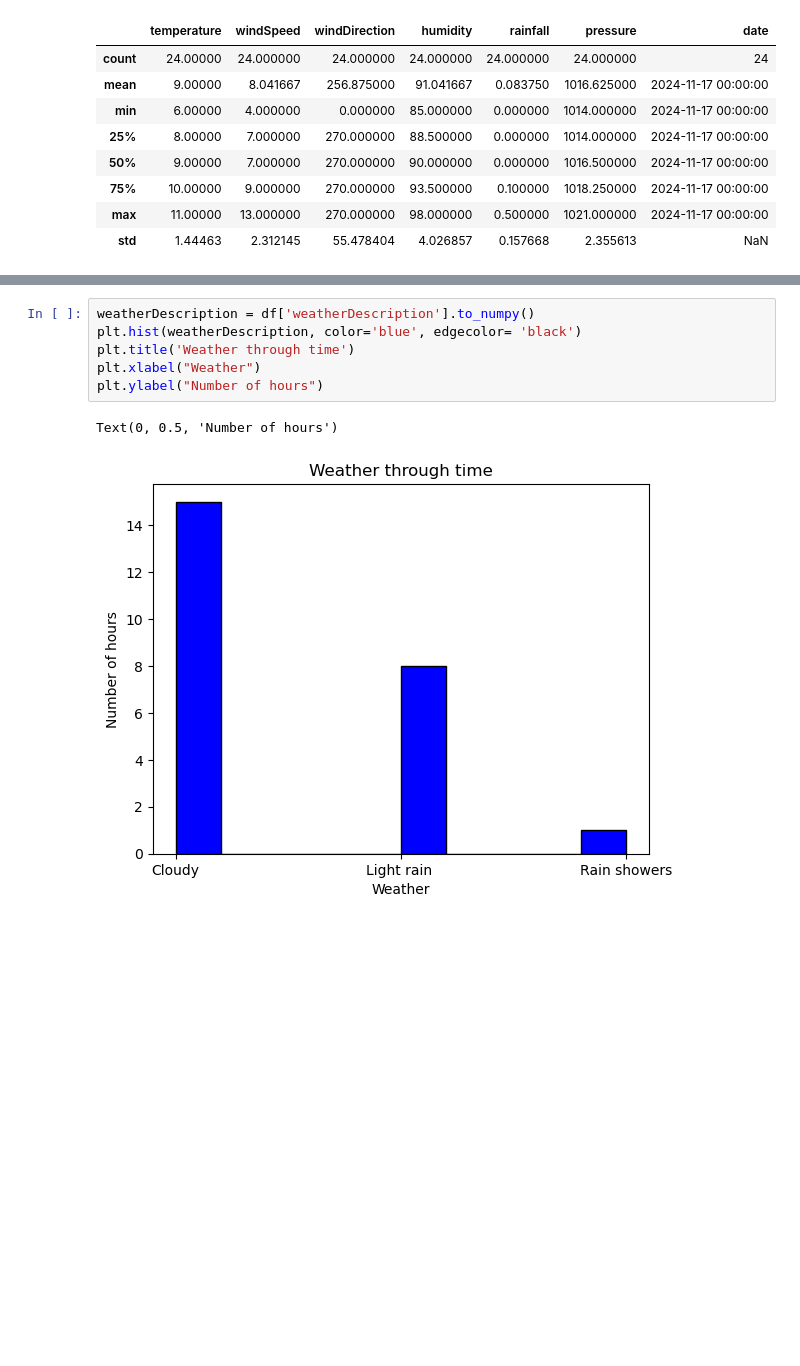
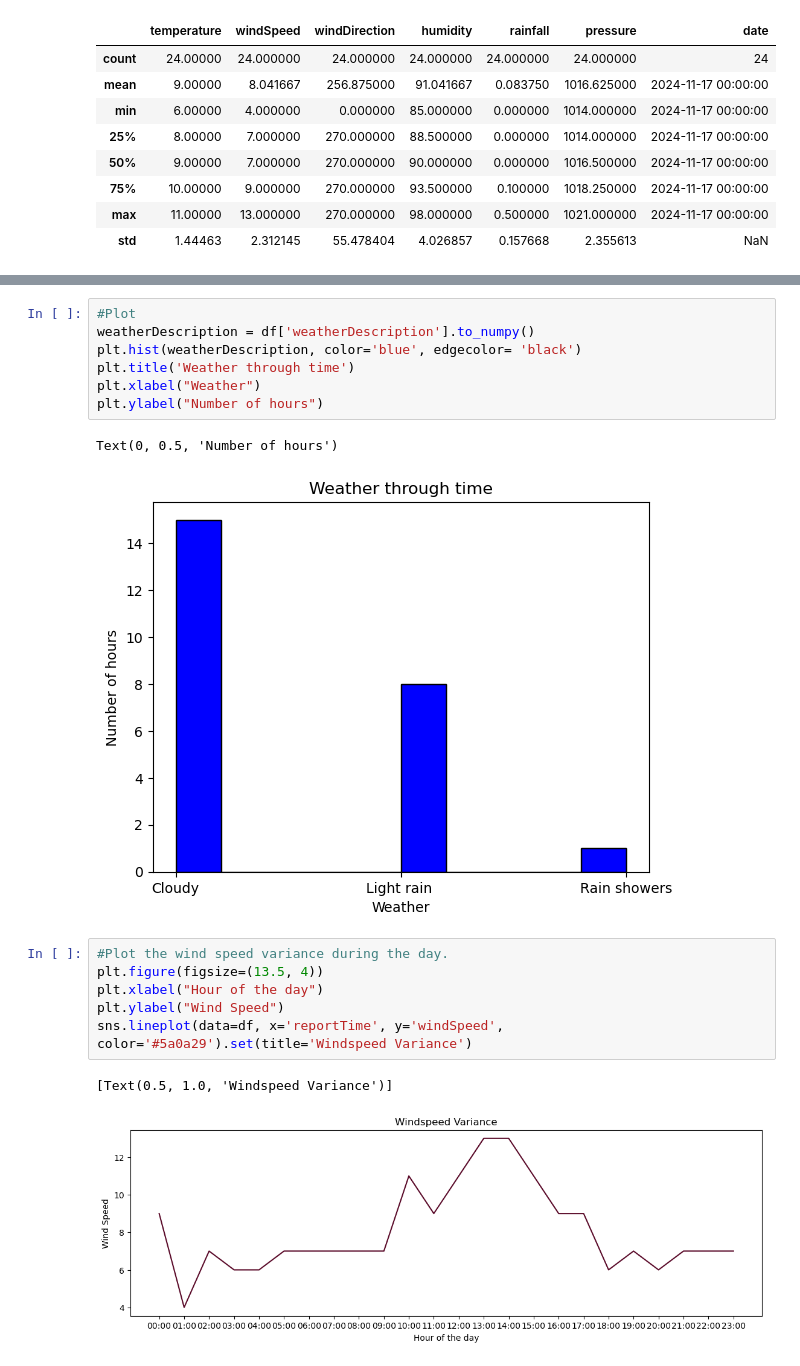
Before and after one commit to FabianeCancian/computer-infrastructure, a Jupyter notebook: data/weather.ipynb, the cells around one changed output, grey strips where cells are left out. Saved outputs shown, nothing was run; the diff lists cells and outputs as text; blank space fills up the shorter version.

```diff
--- a/data/weather.ipynb
+++ b/data/weather.ipynb
@@ -71,4 +88,5 @@ Name: count, dtype: int64
 # %%
+#Plot
 weatherDescription = df['weatherDescription'].to_numpy()
 plt.hist(weatherDescription, color='blue', edgecolor= 'black')
 plt.title('Weather through time')
@@ -77,3 +95,12 @@ plt.ylabel("Number of hours")
 # %% [output]
 Text(0, 0.5, 'Number of hours')
 [figure]
+# %%
+#Plot the wind speed variance during the day.
+plt.figure(figsize=(13.5, 4))
+plt.xlabel("Hour of the day")
+plt.ylabel("Wind Speed")
+sns.lineplot(data=df, x='reportTime', y='windSpeed', color='#5a0a29').set(title='Windspeed Variance')
+# %% [output]
+[Text(0.5, 1.0, 'Windspeed Variance')]
+[figure, added]
```
Also changed, not shown: parts of 13 cells of this notebook.
